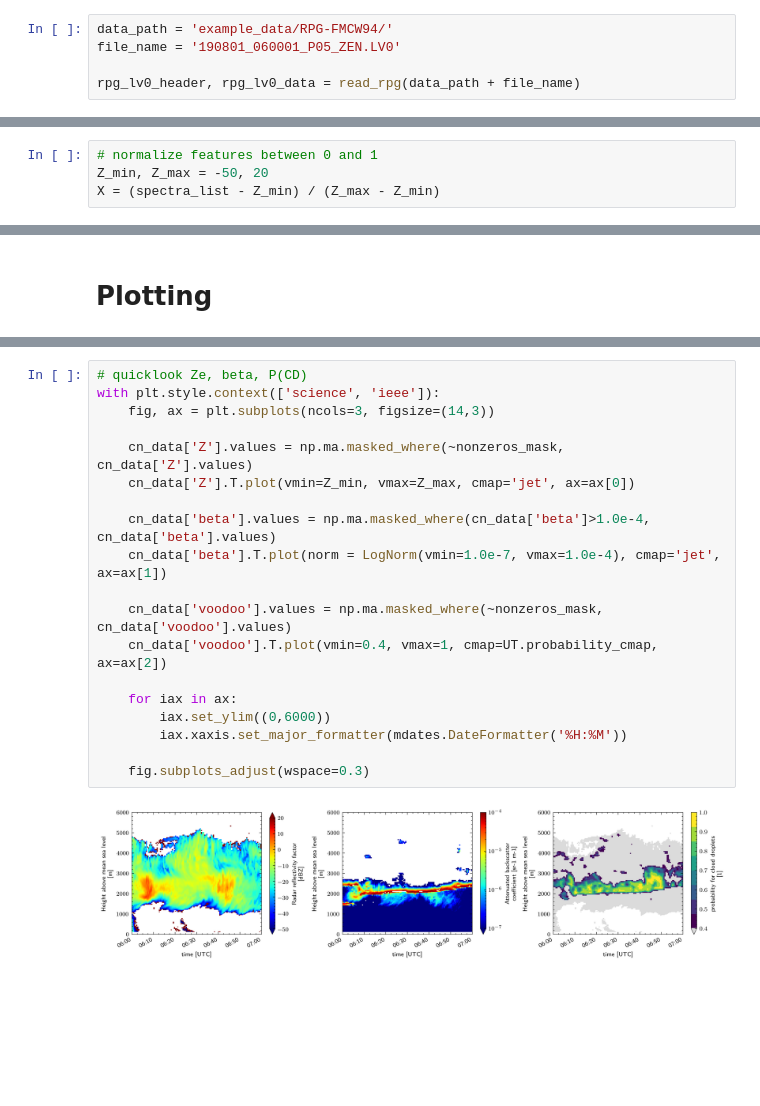
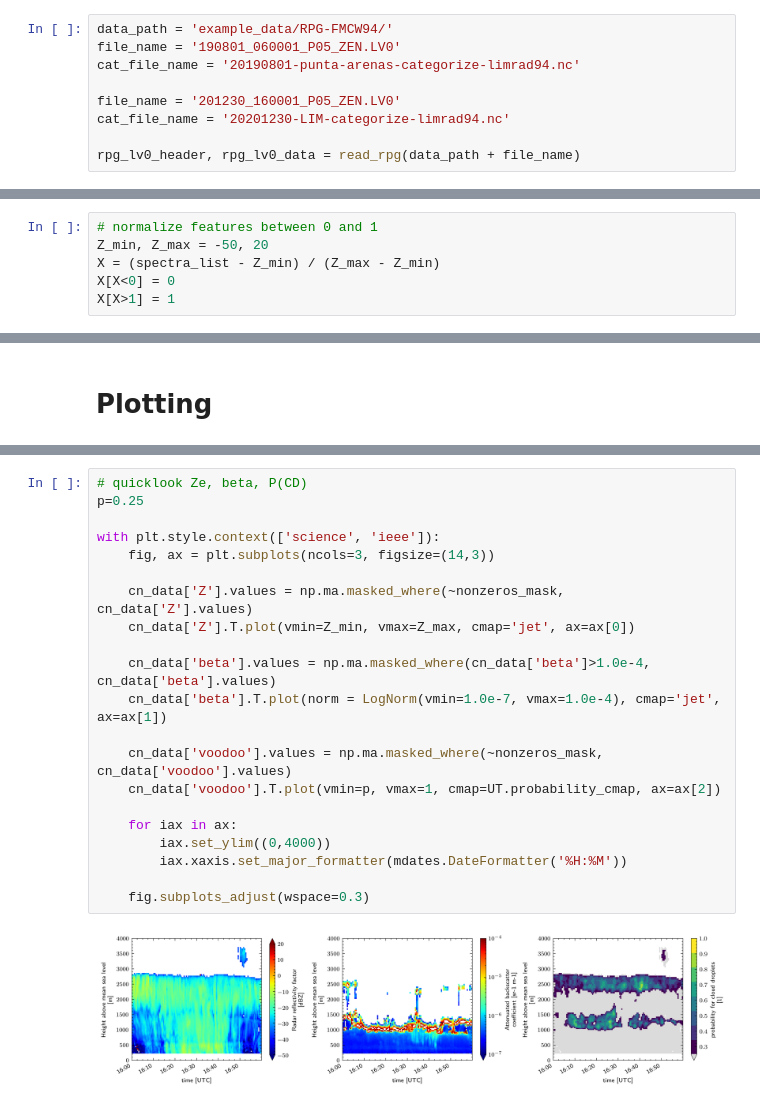
Before and after one commit to remsens-lim/Voodoo, a Jupyter notebook: Voodoo_predictor_RPG-FMCW94.ipynb, the cells around one changed output, grey strips where cells are left out. Cells and saved outputs as stored; diff of their text form; blank space fills up the shorter version.

```diff
--- a/Voodoo_predictor_RPG-FMCW94.ipynb
+++ b/Voodoo_predictor_RPG-FMCW94.ipynb
@@ -27,6 +25,10 @@ p=4
 # %%
 data_path = 'example_data/RPG-FMCW94/'
 file_name = '190801_060001_P05_ZEN.LV0'
+cat_file_name = '20190801-punta-arenas-categorize-limrad94.nc'
+
+file_name = '201230_160001_P05_ZEN.LV0'
+cat_file_name = '20201230-LIM-categorize-limrad94.nc'
 
 rpg_lv0_header, rpg_lv0_data = read_rpg(data_path + file_name)
 # %% [markdown]
@@ -85,6 +86,8 @@ spectra_list = UT.lin2z(spectra_list)
 # normalize features between 0 and 1
 Z_min, Z_max = -50, 20
 X = (spectra_list - Z_min) / (Z_max - Z_min)
+X[X<0] = 0
+X[X>1] = 1
 # %% [markdown]
 # Prediction
 # %%
@@ -123,21 +126,23 @@ probability for CD = 0.998
 # %%
 # quicklook Ze, beta, P(CD)
+p=0.25
+
 with plt.style.context(['science', 'ieee']):
     fig, ax = plt.subplots(ncols=3, figsize=(14,3))
 
     cn_data['Z'].values = np.ma.masked_where(~nonzeros_mask, cn_data['Z'].values)
     cn_data['Z'].T.plot(vmin=Z_min, vmax=Z_max, cmap='jet', ax=ax[0])
 
     cn_data['beta'].values = np.ma.masked_where(cn_data['beta']>1.0e-4, cn_data['beta'].values)
     cn_data['beta'].T.plot(norm = LogNorm(vmin=1.0e-7, vmax=1.0e-4), cmap='jet', ax=ax[1])
 
     cn_data['voodoo'].values = np.ma.masked_where(~nonzeros_mask, cn_data['voodoo'].values)
-    cn_data['voodoo'].T.plot(vmin=0.4, vmax=1, cmap=UT.probability_cmap, ax=ax[2])
+    cn_data['voodoo'].T.plot(vmin=p, vmax=1, cmap=UT.probability_cmap, ax=ax[2])
 
     for iax in ax:
-        iax.set_ylim((0,6000))
+        iax.set_ylim((0,4000))
         iax.xaxis.set_major_formatter(mdates.DateFormatter('%H:%M'))
 
     fig.subplots_adjust(wspace=0.3)
 # %% [output]
-[figure, old version]
+[figure, new version]
```
Also changed, not shown: parts of 4 cells of this notebook.
